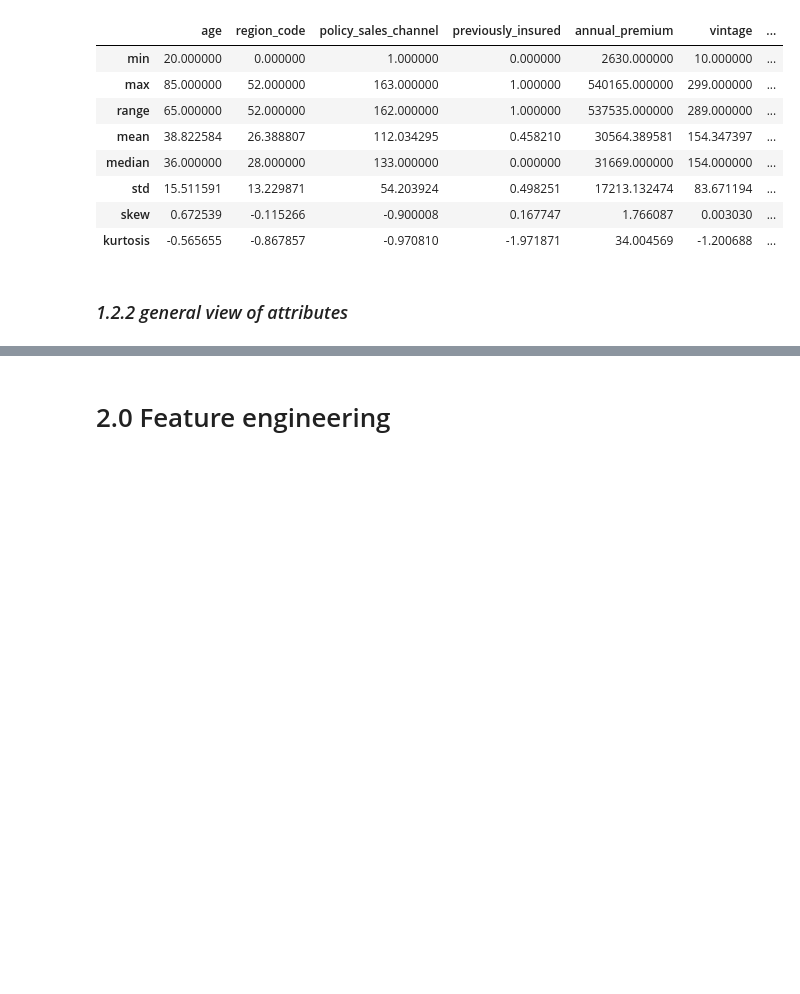
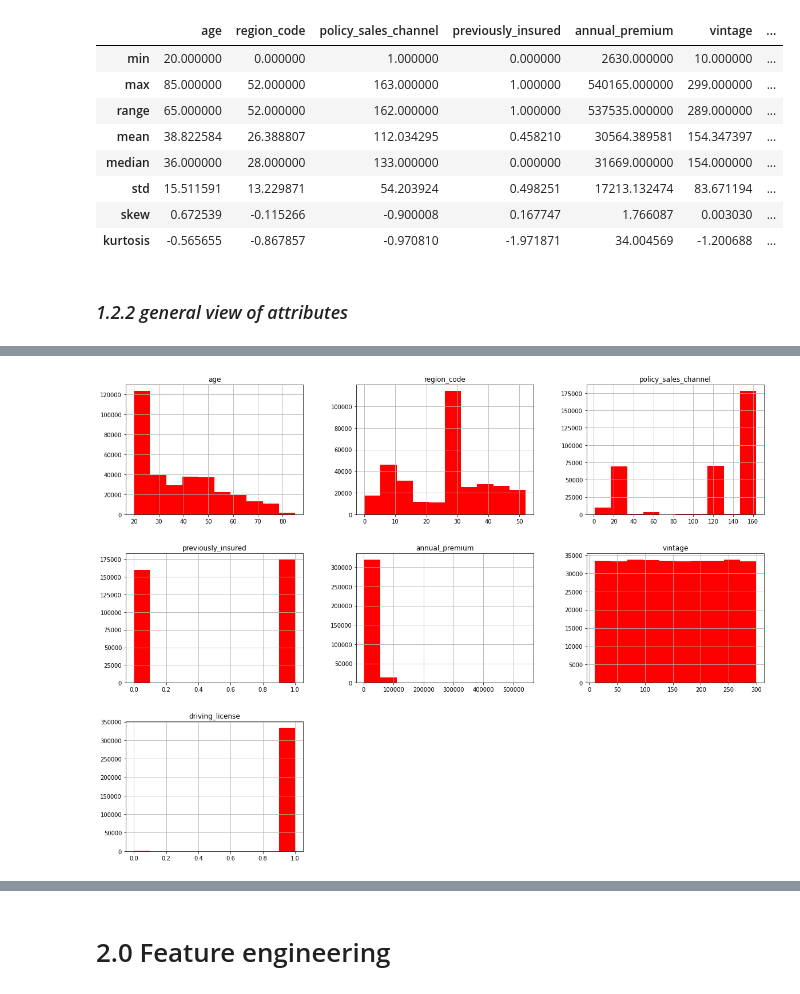
Before and after one commit to GustavoHBDuarte/health-insurance, a Jupyter notebook: notebook_main.ipynb, the cells around one changed output, grey strips where cells are left out. Saved outputs shown, nothing was run; the diff lists cells and outputs as text; code cells hidden in the pictures; blank space fills up the shorter version.

```diff
--- a/notebook_main.ipynb
+++ b/notebook_main.ipynb
@@ -319,0 +339,7 @@ descriptive_statistics(df)
+# %%
+# Now let's compare the distributions for the same variables with people who did not purchase
+## health insurance
+
+num_attributes.loc[num_attributes['response']==0, num_attributes.columns!='response'].hist(figsize=(20,15), color='red');
+# %% [output]
+[figure, added]
```
Also changed, not shown: parts of 9 cells of this notebook.
